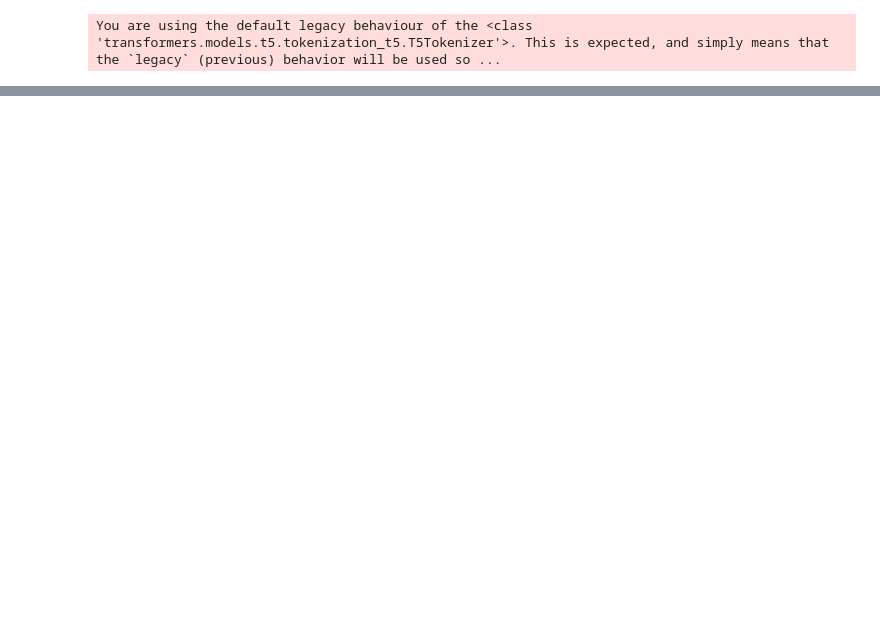
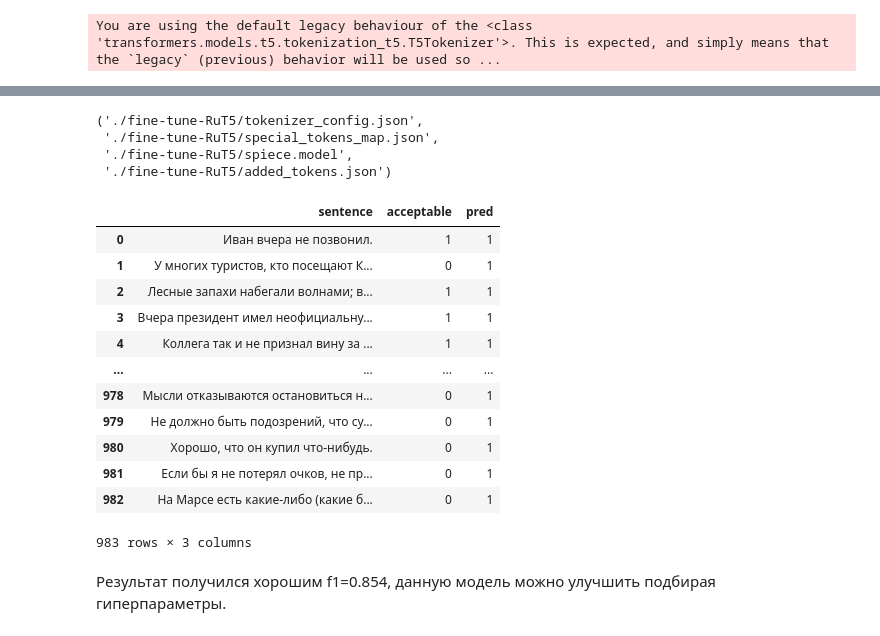
Before and after one commit to AlexandrGor13/nlp_homework, a Jupyter notebook: homework3/homework3_RuT5.ipynb, the cells around one changed output, grey strips where cells are left out. Drawn from its saved outputs; the diff is of its cells as text; code cells hidden in the pictures; blank space fills up the shorter version.

```diff
--- a/homework3/homework3_RuT5.ipynb
+++ b/homework3/homework3_RuT5.ipynb
@@ -253,0 +246,30 @@ weighted avg       0.81      0.90      0.85        10
+# %%
+# Сохранение обученной модели
+model_path = './fine-tune-RuT5'
+model.save_pretrained(model_path)
+tokenizer.save_pretrained(model_path)
+# %% [output]
+('./fine-tune-RuT5/tokenizer_config.json',
+ './fine-tune-RuT5/special_tokens_map.json',
+ './fine-tune-RuT5/spiece.model',
+ './fine-tune-RuT5/added_tokens.json')
+# %%
+data_pred = test_data.copy()
+data_pred['pred'] = pred
+data_pred
+# %% [output]
+|  | sentence | acceptable | pred |
+| 0 | Иван вчера не позвонил. | 1 | 1 |
+| 1 | У многих туристов, кто посещают К... | 0 | 1 |
+| 2 | Лесные запахи набегали волнами; в... | 1 | 1 |
+| 3 | Вчера президент имел неофициальну... | 1 | 1 |
+| 4 | Коллега так и не признал вину за ... | 1 | 1 |
+| ... | ... | ... | ... |
+| 978 | Мысли отказываются остановиться н... | 0 | 1 |
+| 979 | Не должно быть подозрений, что су... | 0 | 1 |
+| 980 | Хорошо, что он купил что-нибудь. | 0 | 1 |
+| 981 | Если бы я не потерял очков, не пр... | 0 | 1 |
+| 982 | На Марсе есть какие-либо (какие б... | 0 | 1 |
+983 rows × 3 columns
+# %% [markdown]
+Результат получился хорошим f1=0.854, данную модель можно улучшить подбирая гиперпараметры.
```
Also changed, not shown: parts of 6 cells of this notebook, 1 other file.
